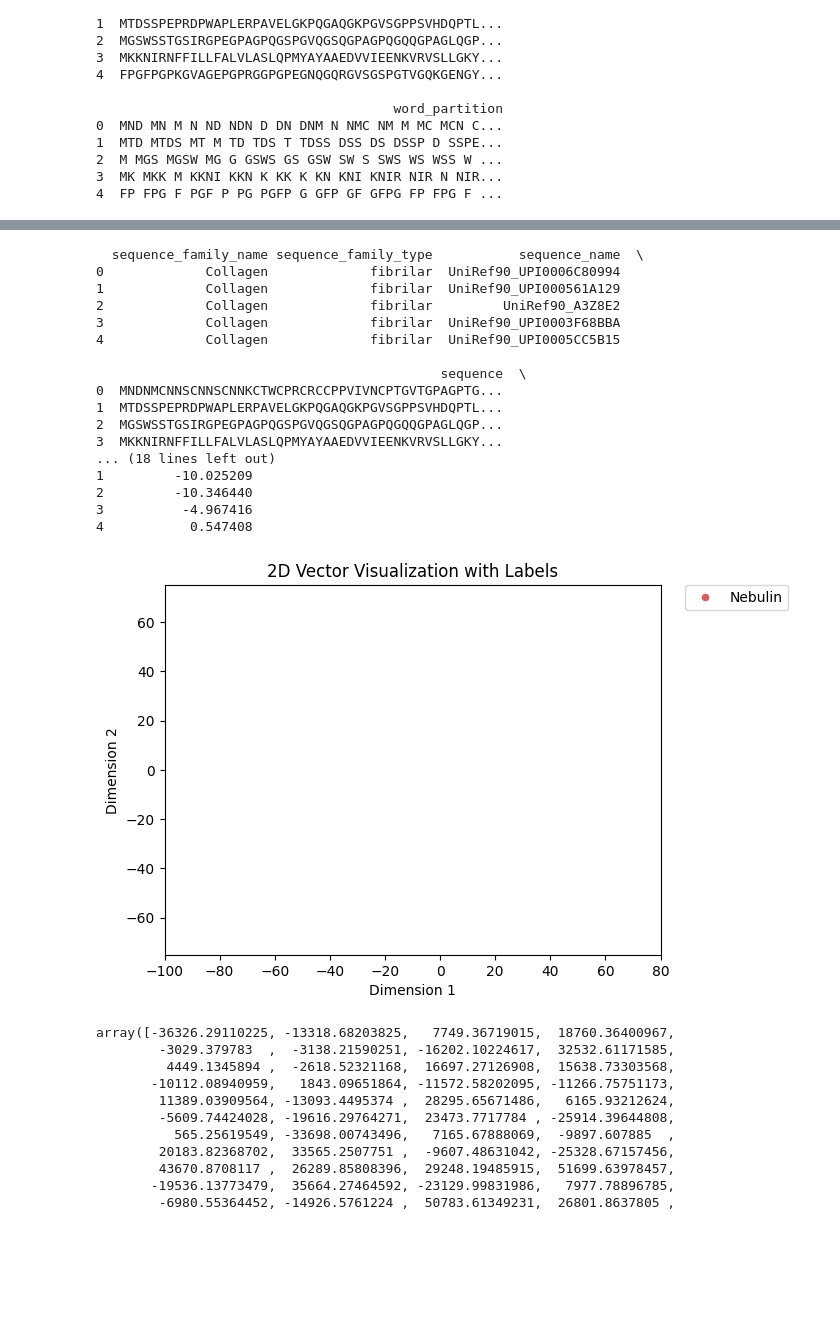
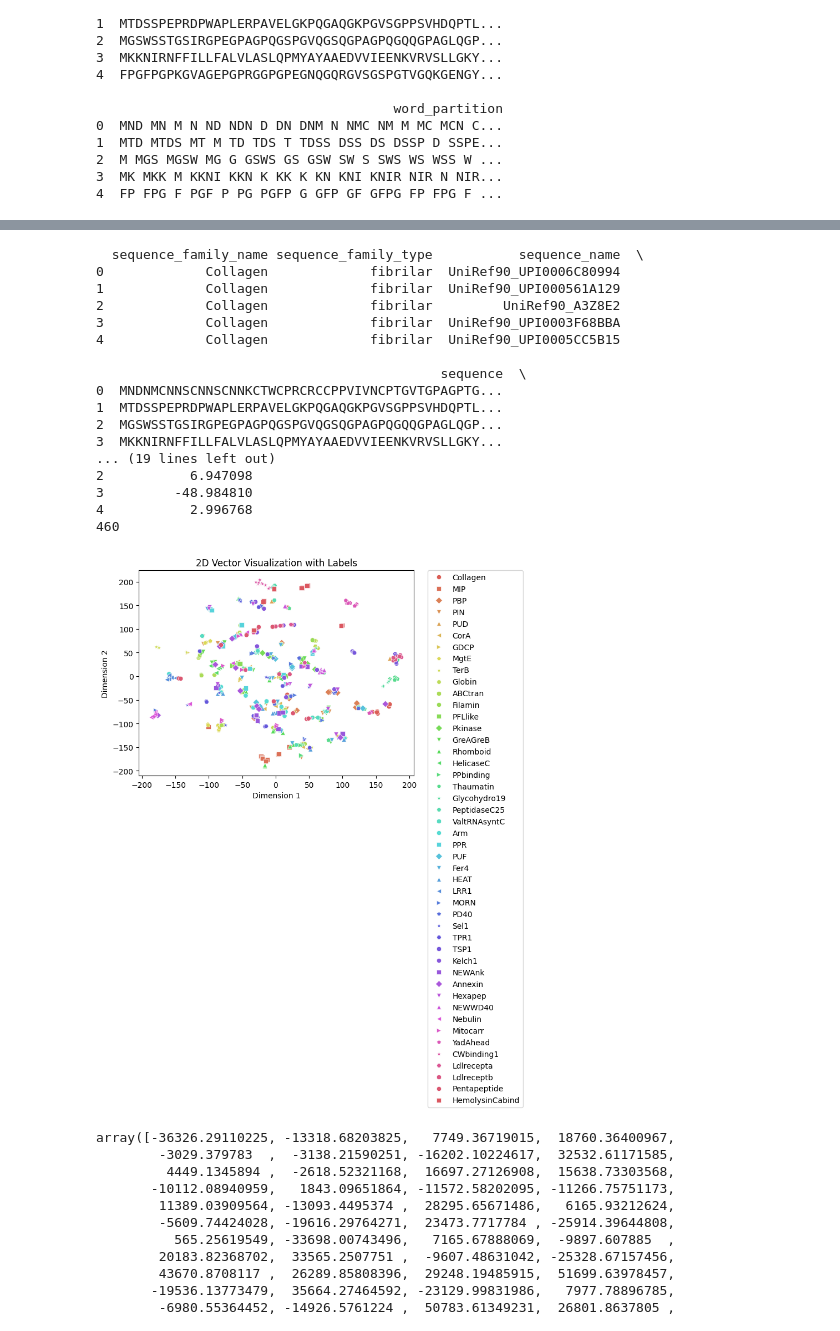
Before and after one commit to mgiordano/prot-mr-embeddings, a Jupyter notebook: corpus_prep/corpus_train_exploration.ipynb, the cells around one changed output, grey strips where cells are left out. Cells and saved outputs as stored; diff of their text form; code cells hidden in the pictures; blank space fills up the shorter version.

```diff
--- a/corpus_prep/corpus_train_exploration.ipynb
+++ b/corpus_prep/corpus_train_exploration.ipynb
@@ -6,6 +6,7 @@ import numpy as np
 import pandas as pd
 from functools import reduce
 from gensim.models.fasttext import FastText, KeyedVectors
+from gensim.utils import tokenize
 from corpus_prep_utils import dataset_names, data_step_names, filters, partition_rules, print_df
 from database.storage_helper import StorageHelper
 import corpus_prep_utils
@@ -66,7 +67,8 @@ def get_vector_for_partition(bioword_partition, model):
     #v1 = bioword_partition_vector / np.linalg.norm(bioword_partition_vector)
     #v2 = bioword_partition_vector / len(bioword_partition)
     v3 = np.zeros(100, dtype=np.float64)
-    for i in range(1, len(bioword_partition)):
+    bioword_partition = list(tokenize(bioword_partition))
+    for i in range(0, len(bioword_partition)):
         v3 += model.wv[bioword_partition[i]]
     #print(bioword_partition_vector)
     #print(v3)
@@ -138,15 +158,21 @@ print(df.head())
 # %%
+from sklearn.decomposition import PCA
 from sklearn.manifold import TSNE
 import matplotlib.pyplot as plt
 
+# Apply PCA for initial dimensionality reduction
+pca = PCA(n_components=50)  # Reduce to 50 dimensions (adjust as needed)
+pca_result = pca.fit_transform(df['bio_vector'].values.tolist())
+
 # Initialize t-SNE
-tsne = TSNE(n_components=2, random_state=42, method='exact', perplexity=5, max_iter=5000)  # n_components=2 for 2D
+tsne = TSNE(n_components=2, random_state=42, method='exact', perplexity=2, max_iter=10000)  # n_components=2 for 2D
 
 # Apply t-SNE to reduce dimensionality
-reduced_vectors = tsne.fit_transform(np.array(df["bio_vector"].to_list()))
+reduced_vectors = tsne.fit_transform(pca_result)
 df[['reduced_vector_d1', 'reduced_vector_d2']] = reduced_vectors
 # %%
 print(df.head())
+print(len(df))
 # %% [output]
   sequence_family_name sequence_family_type           sequence_name  \
 0             Collagen             fibrilar  UniRef90_UPI0006C80994
@@ -160,32 +186,42 @@ print(df.head())
 1  MTDSSPEPRDPWAPLERPAVELGKPQGAQGKPGVSGPPSVHDQPTL...
 2  MGSWSSTGSIRGPEGPAGPQGSPGVQGSQGPAGPQGQQGPAGLQGP...
 3  MKKNIRNFFILLFALVLASLQPMYAYAAEDVVIEENKVRVSLLGKY...
-... (18 lines left out)
-1         -10.025209
-2         -10.346440
-3          -4.967416
-4           0.547408
+... (19 lines left out)
+2           6.947098
+3         -48.984810
+4           2.996768
+460
 # %%
 import seaborn as sns
 import matplotlib.pyplot as plt
+import itertools
 
 label = 'sequence_family_name'
-filter_value = "Nebulin"
+filter_value = "Ldlreceptb"
 fdf = df[df[label]==filter_value]
+
+# Define a list of markers to cycle through
+marker_cycle = itertools.cycle(['o', 's', 'D', 'v', '^', '<', '>', 'p', '*', 'H', '8'])
+
+# Create a dictionary mapping labels to markers dynamically
+unique_labels = df[label].unique()
+markers = {label: next(marker_cycle) for label in unique_labels}
+df['Marker'] = df[label].map(markers)
+
 # Create the scatter plot
-sns.scatterplot(x='reduced_vector_d1', y='reduced_vector_d2', hue=label, data=df, palette='hls')
+sns.scatterplot(x='reduced_vector_d1', y='reduced_vector_d2', hue=label, style=label, data=df, palette='hls', markers=markers)
 
 # Add labels and title
 plt.xlabel("Dimension 1")
 plt.ylabel("Dimension 2")
 plt.title("2D Vector Visualization with Labels")
 plt.legend(bbox_to_anchor=(1.05, 1), loc='upper left', borderaxespad=0.)
-plt.xlim(-100,80)
-plt.ylim(-75,75)
+#plt.xlim(-210,200)
+#plt.ylim(-200,200)
 # Show the plot
 plt.show()
 # %% [output]
-[figure, old version]
+[figure, new version]
 # %%
 bioword_partition = ["MND", "MN", "M", "N", "ND", "NDN", "D", "DN", "DNM", "N", "NMC",
              "NM", "M", "MC", "MCN", "C", "CNNSCNN", "CN", "CNN", "CNNS", "N",
```
Also changed, not shown: parts of 3 cells of this notebook, 4 other files.
